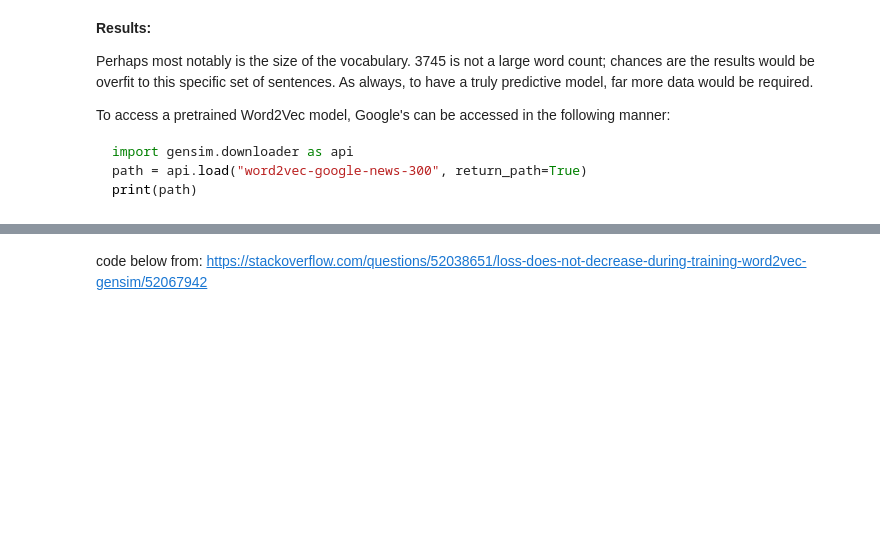
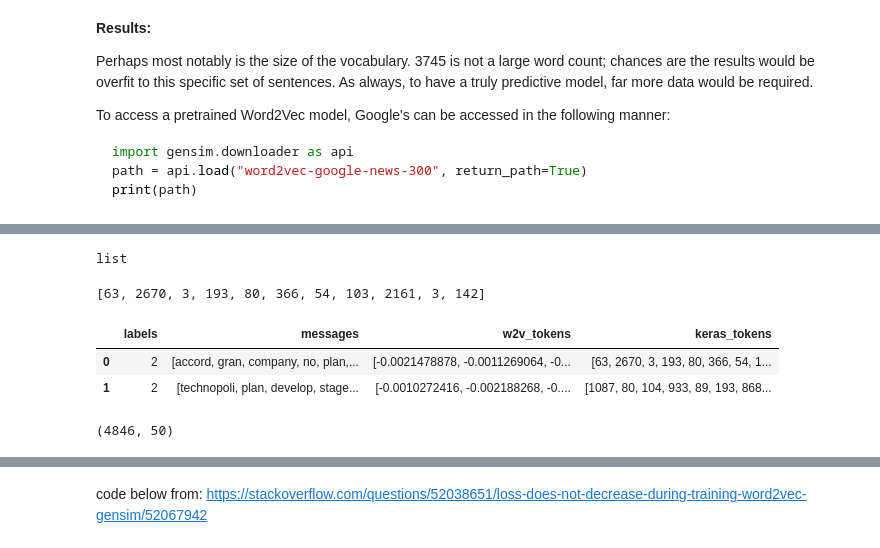
Before and after one commit to Kevin-Kwasnik/aspect-based-sentiment-analysis, a Jupyter notebook: 2_data-wrangling.ipynb, the cells around one changed output, grey strips where cells are left out. Saved outputs shown, nothing was run; the diff lists cells and outputs as text; code cells hidden in the pictures; blank space fills up the shorter version.

```diff
--- a/2_data-wrangling.ipynb
+++ b/2_data-wrangling.ipynb
@@ -299,0 +341,4 @@ df['sent_tokens'] = df.messages.apply(word_token)
+# %%
+type(df.keras_tokens[0][0])
+# %% [output]
+list
@@ -299,0 +353,5 @@ df['sent_tokens'] = df.messages.apply(word_token)
+# %%
+test_sentence1 = list(traverse(df.keras_tokens[0]))
+test_sentence1
+# %% [output]
+[63, 2670, 3, 193, 80, 366, 54, 103, 2161, 3, 142]
@@ -299,0 +360,10 @@ df['sent_tokens'] = df.messages.apply(word_token)
+# %%
+df.head(2)
+# %% [output]
+|  | labels | messages | w2v_tokens | keras_tokens |
+| 0 | 2 | [accord, gran, company, no, plan,... | [-0.0021478878, -0.0011269064, -0... | [63, 2670, 3, 193, 80, 366, 54, 1... |
+| 1 | 2 | [technopoli, plan, develop, stage... | [-0.0010272416, -0.002188268, -0.... | [1087, 80, 104, 933, 89, 193, 868... |
+# %%
+padded_sequences.shape
+# %% [output]
+(4846, 50)
```
Also changed, not shown: parts of 48 cells of this notebook.
